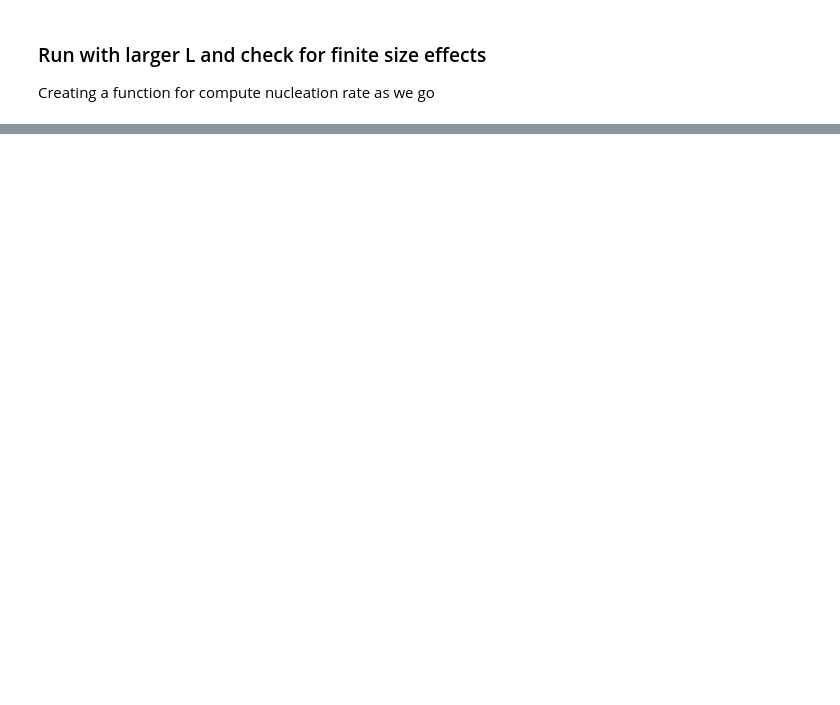
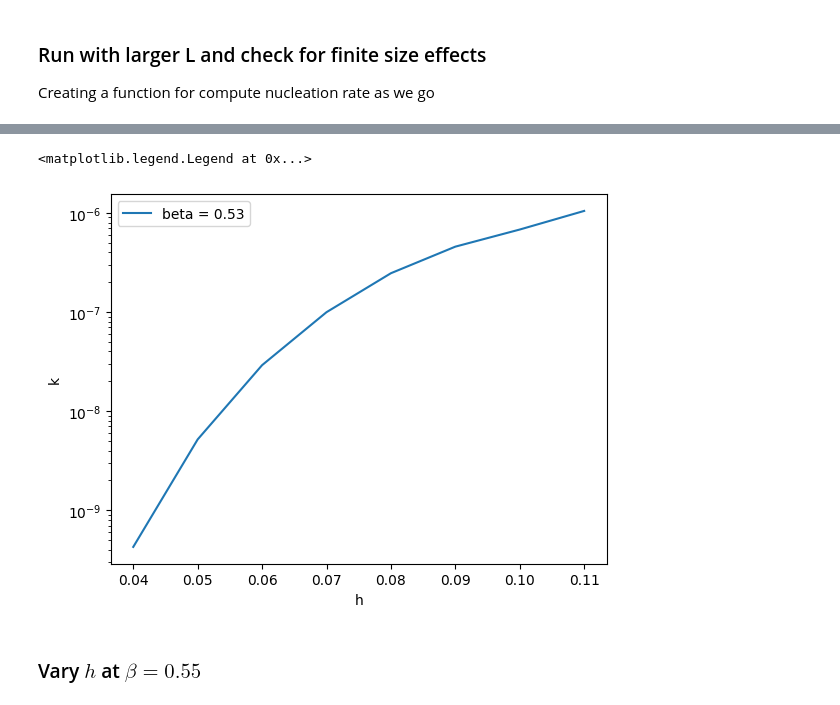
Before and after one commit to dquigley533/GPU_2DIsing, a Jupyter notebook: Jupyter/GASP_rates.ipynb, the cells around one changed output, grey strips where cells are left out. Drawn from its saved outputs; the diff is of its cells as text; code cells hidden in the pictures; blank space fills up the shorter version.

```diff
--- a/Jupyter/GASP_rates.ipynb
+++ b/Jupyter/GASP_rates.ipynb
@@ -120,0 +190,26 @@ Nucleation rate at L=100 : 3.35291e-08 MCSS^-1
+# %%
+beta = 0.53
+L = 64
+nsweeps = 500000
+grid_output_int = 100000
+hlist = np.arange(0.04, 0.11, 0.01)
+# %%
+filename="beta"+str(beta)+"_rates"
+if not os.path.exists(filename+".npz"):
+    klist = [ compute_nucleation_rate(L, ngrids, nsweeps, beta, h) for h in hlist ]
+    np.savez(filename, hlist, klist)
+else:
+    data = np.load(filename+".npz")
+    hlist = data['arr_0']
+    klist = data['arr_1']
+# %%
+plt.xlabel('h')
+plt.ylabel('k')
+plt.plot(hlist, klist, label='beta = '+str(beta))
+plt.yscale("log")
+plt.legend()
+# %% [output]
+<matplotlib.legend.Legend at 0x...>
+[figure, added]
+# %% [markdown]
+### Vary $h$ at $\beta = 0.55$
```
Also changed, not shown: parts of 28 cells of this notebook.
